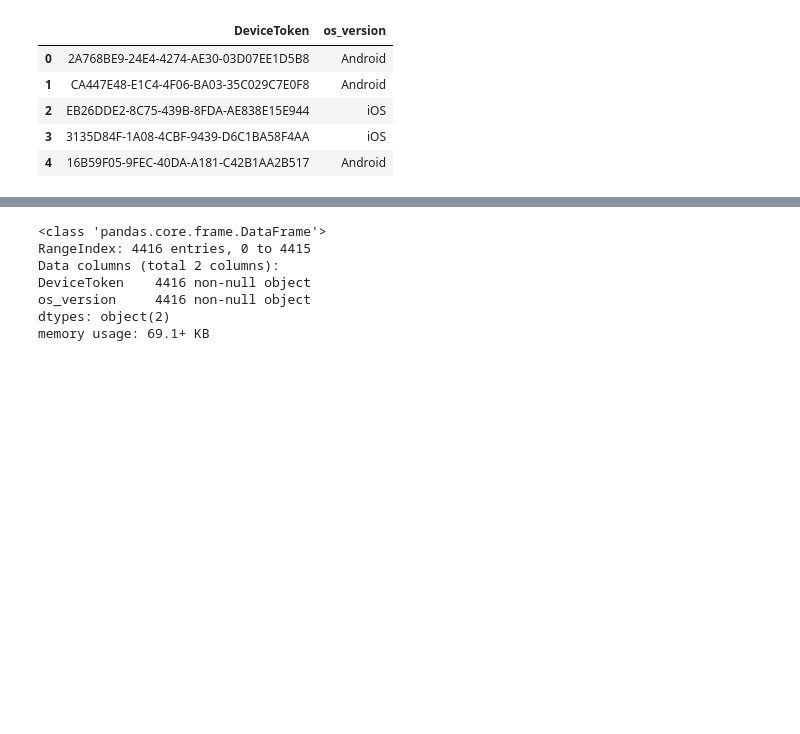
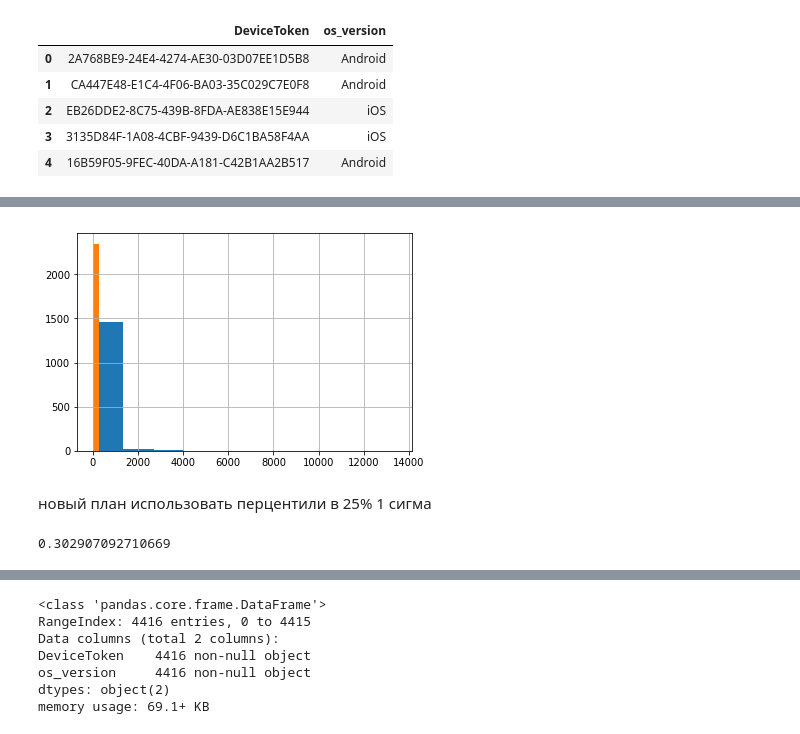
Before and after one commit to Simaregele/GeoDataPrediction, a Jupyter notebook: Test Geo Data.ipynb, the cells around one changed output, grey strips where cells are left out. Saved outputs shown, nothing was run; the diff lists cells and outputs as text; code cells hidden in the pictures; blank space fills up the shorter version.

```diff
--- a/Test Geo Data.ipynb
+++ b/Test Geo Data.ipynb
@@ -109,5 +91,3 @@ os.head()
 | 2 | EB26DDE2-8C75-439B-8FDA-AE838E15E944 | iOS |
 | 3 | 3135D84F-1A08-4CBF-9439-D6C1BA58F4AA | iOS |
 | 4 | 16B59F05-9FEC-40DA-A181-C42B1AA2B517 | Android |
-# %%
-rich_tracks['Os'] = 0
@@ -120,4 +94,2 @@ Name: Os, dtype: int64
 # %%
-df = pd.merge(rich_tracks, os, how='outer', on=['DeviceToken'])
+df = pd.merge(rich_tracks, os, how='inner', on=['DeviceToken'])
-# %%
-df = df.drop(columns=["Os"])
@@ -133,0 +221,7 @@ df.head()
+# %%
+df[df['os_version']=='Android']['Distance'].hist()
+df[df['os_version']=='iOS']['Distance'].hist();
+# %% [output]
+[figure, added]
+# %% [markdown]
+новый план использовать перцентили в 25% 1 сигма
@@ -133,0 +230,4 @@ df.head()
+# %%
+android_perc
+# %% [output]
+0.302907092710669
```
Also changed, not shown: parts of 48 cells of this notebook.
